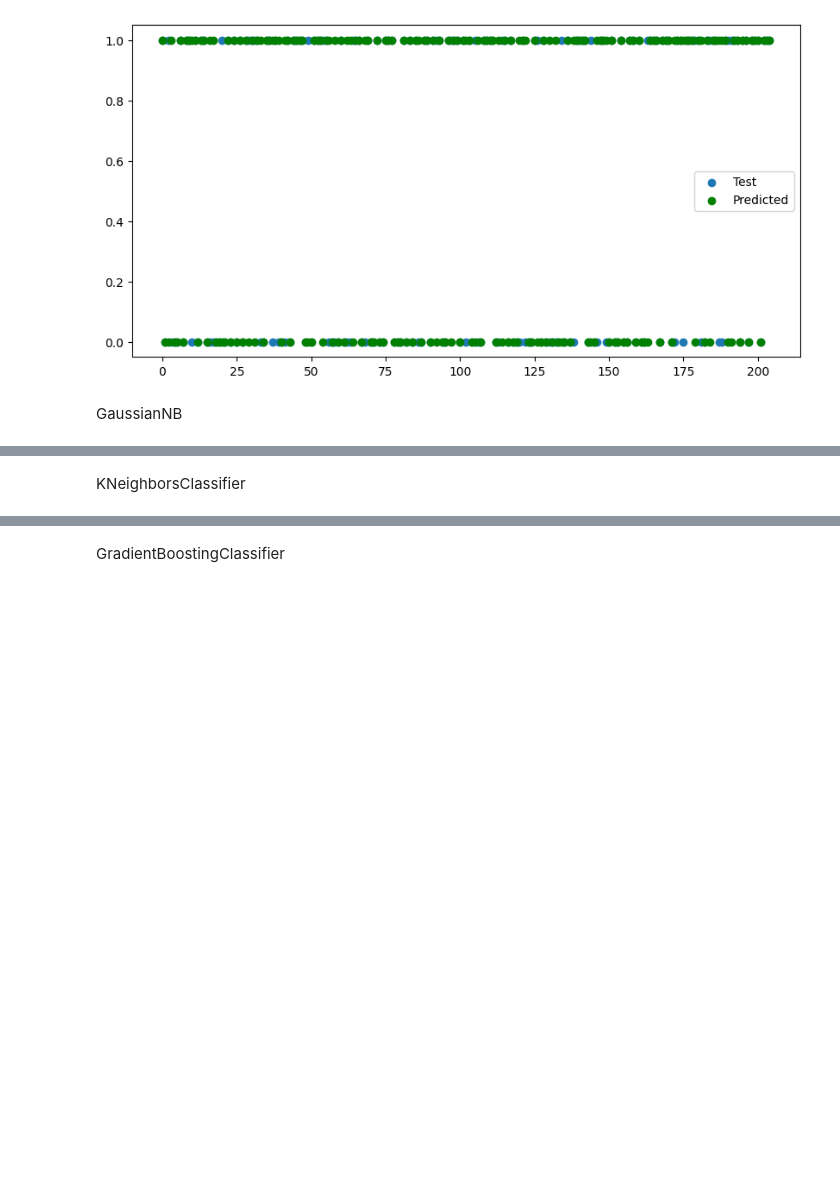
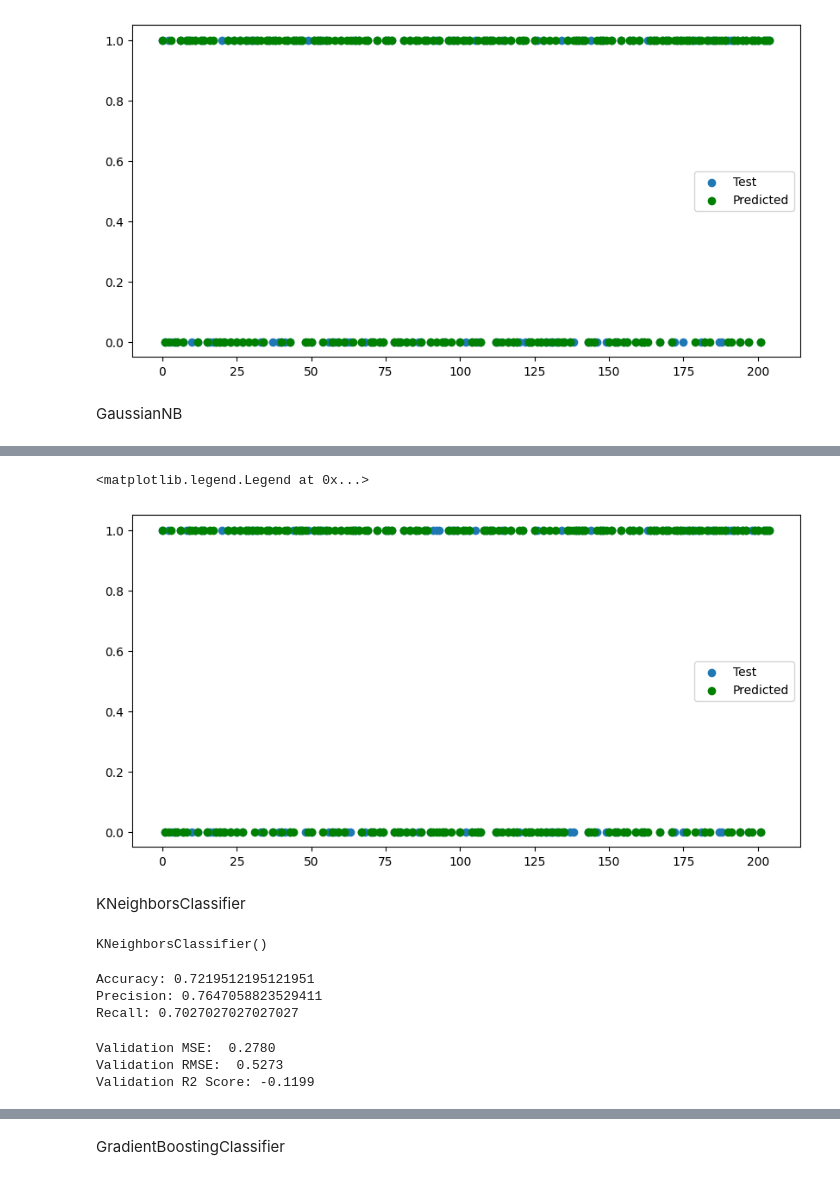
Before and after one commit to binda7/Heart-prediction, a Jupyter notebook: heart.ipynb, the cells around one changed output, grey strips where cells are left out. Saved outputs shown, nothing was run; the diff lists cells and outputs as text; code cells hidden in the pictures; blank space fills up the shorter version.

```diff
--- a/heart.ipynb
+++ b/heart.ipynb
@@ -241,2 +279,10 @@ GaussianNB
+# %%
+plt.figure(figsize=(10,5))
+plt.scatter(range(len(X_test)), Y_test, label='Test')
+plt.scatter(range(len(y_pred)), y_pred, label='Predicted', color='green')
+plt.legend()
+# %% [output]
+<matplotlib.legend.Legend at 0x...>
+[figure, added]
 # %% [markdown]
 KNeighborsClassifier
@@ -242,0 +291,5 @@ KNeighborsClassifier
+# %%
+model_KNC = KNeighborsClassifier()
+model_KNC.fit(X_train, Y_train)
+# %% [output]
+KNeighborsClassifier()
@@ -242,0 +298,24 @@ KNeighborsClassifier
+# %%
+accuracy = accuracy_score(Y_test, y_pred)
+precision = precision_score(Y_test, y_pred)
+recall = recall_score(Y_test, y_pred)
+
+print("Accuracy:", accuracy)
+print("Precision:", precision)
+print("Recall:", recall)
+# %% [output]
+Accuracy: 0.7219512195121951
+Precision: 0.7647058823529411
+Recall: 0.7027027027027027
+# %%
+mse_rf = mean_squared_error(Y_test, y_pred)
+rmse_rf = np.sqrt(mse_rf)
+r2_rf = r2_score(Y_test, y_pred)
+
+print("Validation MSE:", f'{mse_rf: .4f}')
+print("Validation RMSE:", f'{rmse_rf: .4f}')
+print("Validation R2 Score:", f'{r2_rf: .4f}')
+# %% [output]
+Validation MSE:  0.2780
+Validation RMSE:  0.5273
+Validation R2 Score: -0.1199
```
Also changed, not shown: parts of 18 cells of this notebook.
